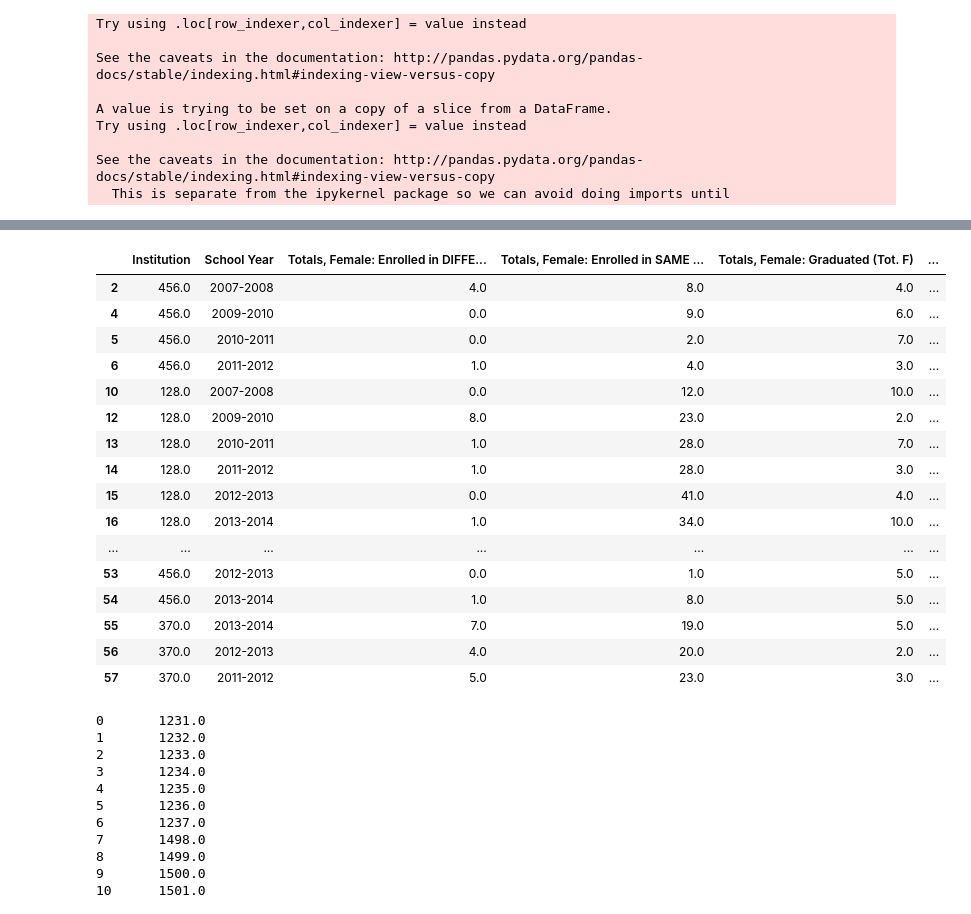
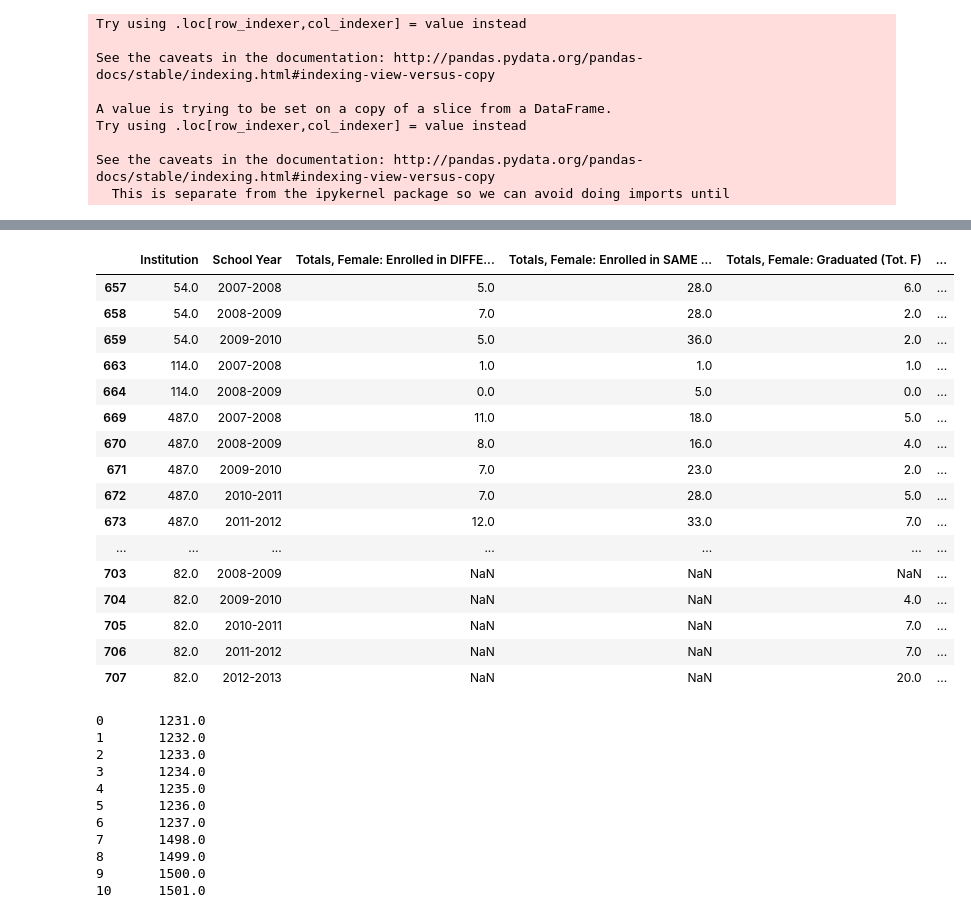
Before and after one commit to INFO-4602-5602/project-2-ncwit-team-13, a Jupyter notebook: Jupyter Notebooks/Preprocessing Notebook.ipynb, the cells around one changed output, grey strips where cells are left out. Cells and saved outputs as stored; diff of their text form; code cells hidden in the pictures.

```diff
--- a/Jupyter Notebooks/Preprocessing Notebook.ipynb
+++ b/Jupyter Notebooks/Preprocessing Notebook.ipynb
@@ -32,8 +45,8 @@ rawdata_dataframe
 # %%
 #Column Name = NCWIT Participant
 targetFilter = 'Extension Services, Academic Alliance'
-yearFilter =['2007-2008','2009-2010','2010-2011','2011-2012','2012-2013','2013-2014','2014-2015','2015-2016']
-new_dataframe = rawdata_dataframe[rawdata_dataframe["NCWIT Participant"].isin([targetFilter]) & rawdata_dataframe["School Year"].isin(yearFilter)]
+yearFilter =['2007-2008','2008-2009','2009-2010','2010-2011','2011-2012','2012-2013','2013-2014','2014-2015','2015-2016']
+new_dataframe = rawdata_dataframe[rawdata_dataframe["NCWIT Participant"].isin([targetFilter]) & rawdata_dataframe["Major Program Name"].isin(["Computer Science"]) & rawdata_dataframe["School Year"].isin(yearFilter)]
 
 #Masking
 #mask = rawdata_dataframe.isin({'NCWIT Participant': [targetFilter], 'School Year': ['2005-2006', '2006-2007', '2007-2008']})
@@ -238,23 +243,23 @@ new_dataframe[['Institution','School Year','Totals, Male: Enrolled in DIFFERENT
 # %%
-new_dataframe[['Institution','School Year','Totals, Female: Enrolled in DIFFERENT MAJOR (Tot. F)','Totals, Female: Enrolled in SAME MAJOR (Tot. F)' ,'Totals, Female: Graduated (Tot. F)' ,'Enroll, Female: Transfer Students (Enrl F)','Enroll, Female: New Enrollments (Enrl F)','Female Enrollment','Retention']][0:30]
+new_dataframe[['Institution','School Year','Totals, Female: Enrolled in DIFFERENT MAJOR (Tot. F)','Totals, Female: Enrolled in SAME MAJOR (Tot. F)' ,'Totals, Female: Graduated (Tot. F)' ,'Enroll, Female: Transfer Students (Enrl F)','Enroll, Female: New Enrollments (Enrl F)','Female Enrollment','Overall Retention','Male Retention','Female Retention']][0:30]
 # %% [output]
 |  | Institution | School Year | Totals, Female: Enrolled in DIFFE... | Totals, Female: Enrolled in SAME ... | Totals, Female: Graduated (Tot. F) | ... |
-| 2 | 456.0 | 2007-2008 | 4.0 | 8.0 | 4.0 | ... |
-| 4 | 456.0 | 2009-2010 | 0.0 | 9.0 | 6.0 | ... |
-| 5 | 456.0 | 2010-2011 | 0.0 | 2.0 | 7.0 | ... |
-| 6 | 456.0 | 2011-2012 | 1.0 | 4.0 | 3.0 | ... |
-| 10 | 128.0 | 2007-2008 | 0.0 | 12.0 | 10.0 | ... |
-| 12 | 128.0 | 2009-2010 | 8.0 | 23.0 | 2.0 | ... |
-| 13 | 128.0 | 2010-2011 | 1.0 | 28.0 | 7.0 | ... |
-| 14 | 128.0 | 2011-2012 | 1.0 | 28.0 | 3.0 | ... |
-| 15 | 128.0 | 2012-2013 | 0.0 | 41.0 | 4.0 | ... |
-| 16 | 128.0 | 2013-2014 | 1.0 | 34.0 | 10.0 | ... |
+| 657 | 54.0 | 2007-2008 | 5.0 | 28.0 | 6.0 | ... |
+| 658 | 54.0 | 2008-2009 | 7.0 | 28.0 | 2.0 | ... |
+| 659 | 54.0 | 2009-2010 | 5.0 | 36.0 | 2.0 | ... |
+| 663 | 114.0 | 2007-2008 | 1.0 | 1.0 | 1.0 | ... |
+| 664 | 114.0 | 2008-2009 | 0.0 | 5.0 | 0.0 | ... |
+| 669 | 487.0 | 2007-2008 | 11.0 | 18.0 | 5.0 | ... |
+| 670 | 487.0 | 2008-2009 | 8.0 | 16.0 | 4.0 | ... |
+| 671 | 487.0 | 2009-2010 | 7.0 | 23.0 | 2.0 | ... |
+| 672 | 487.0 | 2010-2011 | 7.0 | 28.0 | 5.0 | ... |
+| 673 | 487.0 | 2011-2012 | 12.0 | 33.0 | 7.0 | ... |
 | ... | ... | ... | ... | ... | ... | ... |
-| 53 | 456.0 | 2012-2013 | 0.0 | 1.0 | 5.0 | ... |
-| 54 | 456.0 | 2013-2014 | 1.0 | 8.0 | 5.0 | ... |
-| 55 | 370.0 | 2013-2014 | 7.0 | 19.0 | 5.0 | ... |
-| 56 | 370.0 | 2012-2013 | 4.0 | 20.0 | 2.0 | ... |
-| 57 | 370.0 | 2011-2012 | 5.0 | 23.0 | 3.0 | ... |
+| 703 | 82.0 | 2008-2009 | NaN | NaN | NaN | ... |
+| 704 | 82.0 | 2009-2010 | NaN | NaN | 4.0 | ... |
+| 705 | 82.0 | 2010-2011 | NaN | NaN | 7.0 | ... |
+| 706 | 82.0 | 2011-2012 | NaN | NaN | 7.0 | ... |
+| 707 | 82.0 | 2012-2013 | NaN | NaN | 20.0 | ... |
 # %%
 def getColumnData(colname):
     return rawdata_dataframe[colname]
```
Also changed, not shown: parts of 11 cells of this notebook, 2 other files.
